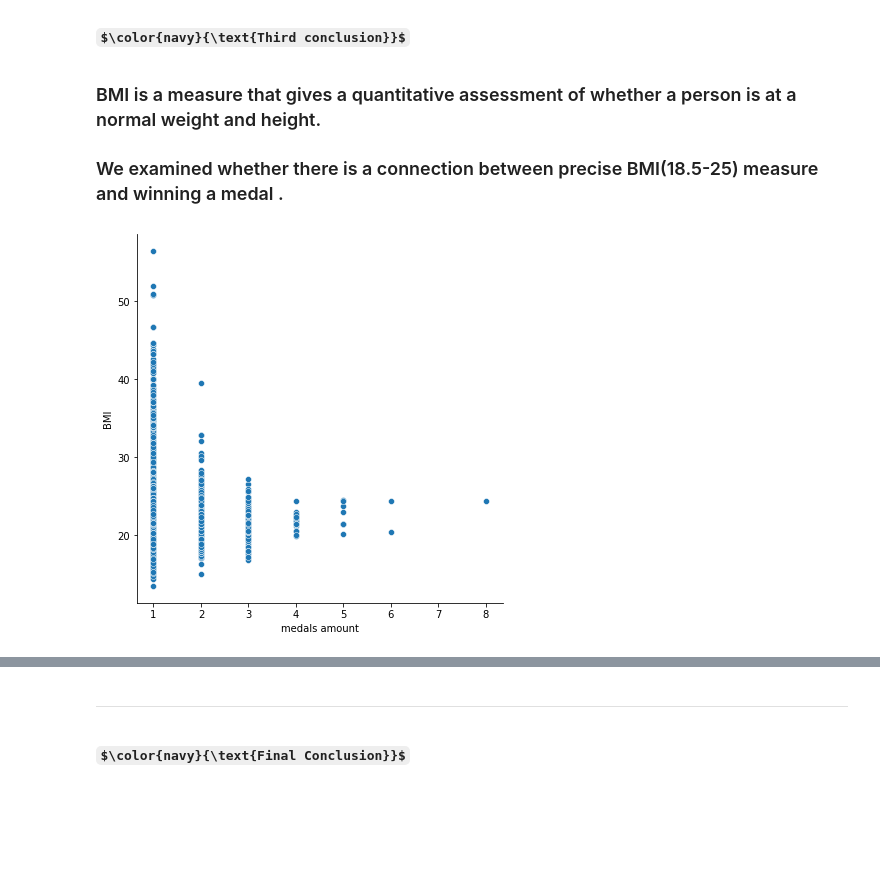
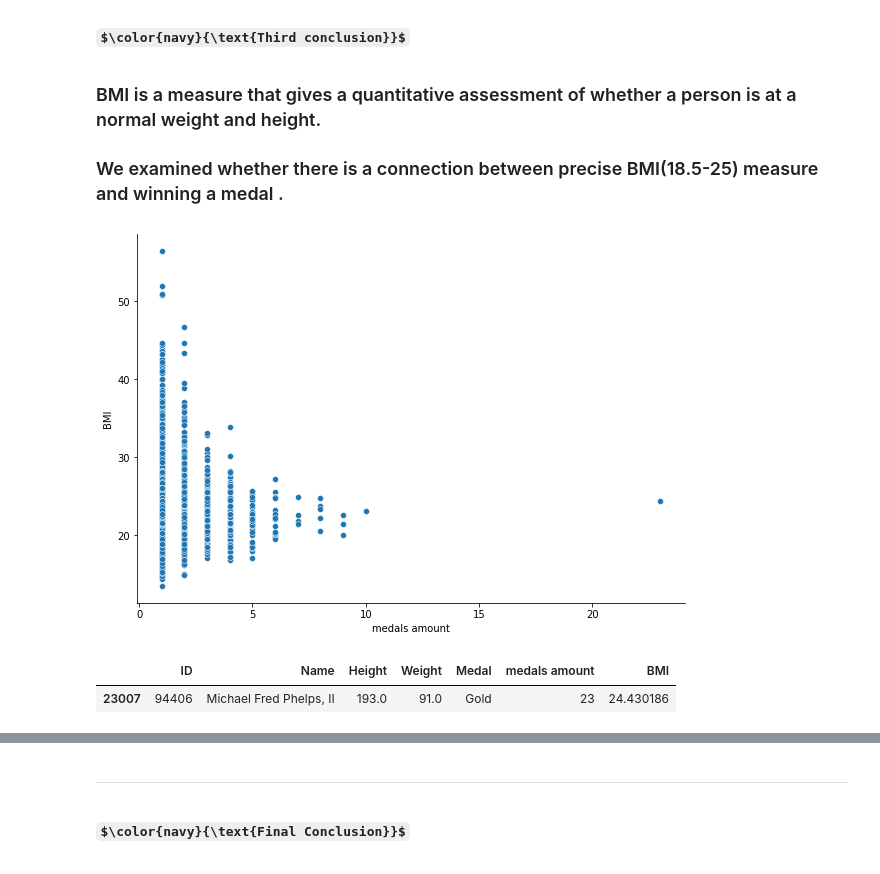
Before and after one commit to AdarSaban/Olympic-Project, a Jupyter notebook: 1.ipynb, the cells around one changed output, grey strips where cells are left out. Drawn from its saved outputs; the diff is of its cells as text; code cells hidden in the pictures; some formulas as TeX source; blank space fills up the shorter version.

```diff
--- a/1.ipynb
+++ b/1.ipynb
@@ -197,13 +208,19 @@ sns.catplot(data=data_Age_by_Medal,x="Age",y="Tot per kind",kind="bar",aspect=5,
 ### BMI is a measure that gives a quantitative assessment of whether a person is at a normal weight and height.
 ### We examined whether there is a connection between precise BMI(18.5-25) measure and winning  a medal .
 # %%
-data_of_medal_by_id=data.groupby(['ID','Age','Height','Weight'])['Medal'].value_counts().reset_index(name='medals amount')
+data_of_medal_by_id=data.groupby(['ID','Name','Height','Weight'])['Medal'].value_counts().reset_index(name='medals amount')
 data_with_BMI=data_of_medal_by_id.assign(BMI=lambda x: ((x['Weight'])/ ( (x['Height']/100)**2) ))
 data_with_BMI
 plot = sns.relplot(x='medals amount',y="BMI", data=data_with_BMI, kind="scatter",palette="Blues");
-plot.fig.set_size_inches(6,6)
+plot.fig.set_size_inches(9,6)
 # %% [output]
-[figure, old version]
+[figure, new version]
+# %%
+Michael_Fred_Phelps=data_with_BMI.loc[data_with_BMI['medals amount']>=20]
+Michael_Fred_Phelps
+# %% [output]
+|  | ID | Name | Height | Weight | Medal | medals amount | BMI |
+| 23007 | 94406 | Michael Fred Phelps, II | 193.0 | 91.0 | Gold | 23 | 24.430186 |
 # %% [markdown]
 ### As can be seen from the graph, there is a correlation between accurate BMI and number of medals.
 ### The athletes whos wons an extraordinary medals number, approached to have a more accurate BMI.
```
Also changed, not shown: parts of 26 cells of this notebook.
